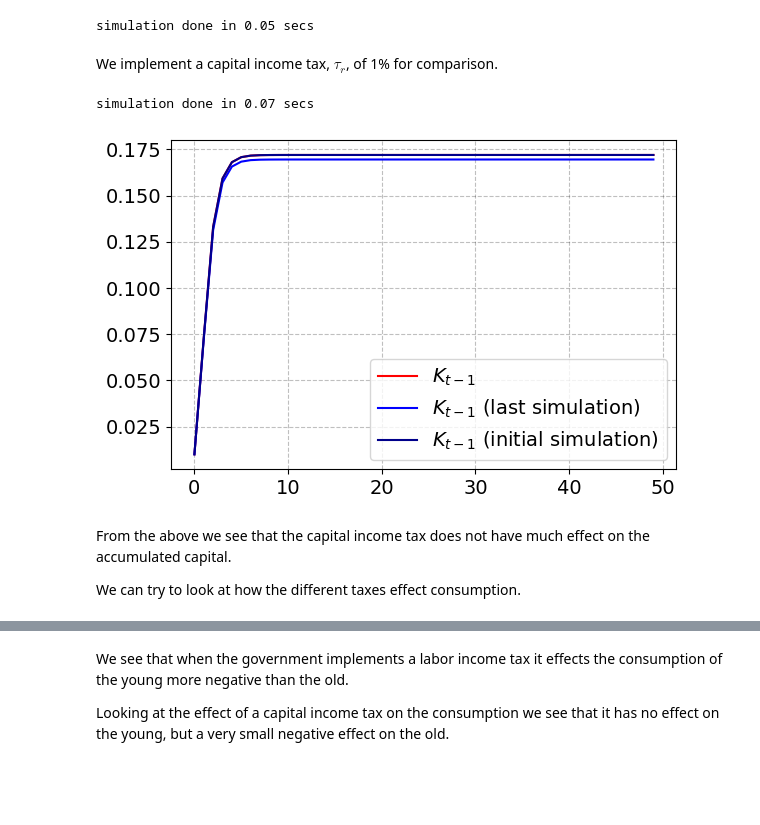
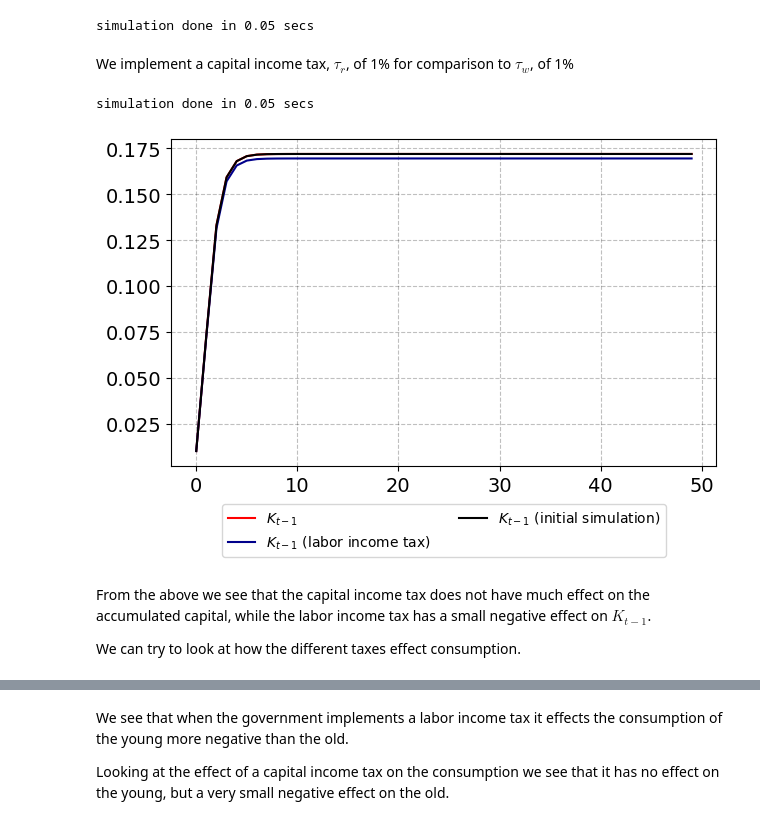
Before and after one commit to NumEconCopenhagen/projects-2023-cbjk, a Jupyter notebook: modelproject/modelproject.ipynb, the cells around one changed output, grey strips where cells are left out. Saved outputs shown, nothing was run; the diff lists cells and outputs as text; code cells hidden in the pictures; blank space fills up the shorter version.

```diff
--- a/modelproject/modelproject.ipynb
+++ b/modelproject/modelproject.ipynb
@@ -396,44 +382,33 @@ K_lag_tau_w = model4.sim.K_lag
 # %% [output]
 simulation done in 0.05 secs
 # %% [markdown]
-We implement a capital income tax, $\tau_r$, of 1% for comparison.
+We implement a capital income tax, $\tau_r$, of 1% for comparison to  $\tau_w$, of 1%
 # %%
 # a. call the class and set par and sim
 model5 = OLGModelClass()
 par = model5.par
 sim = model5.sim
 
 # b. initial capital stock
 par.K_lag_ini = 0.01
 
 # c. production
 par.production_function = 'cobb-douglas'
-par.theta = 0.0
 
-# d. households
-par.sigma = 1.0
+# d. government
+par.tau_r = 0.01
+sim.balanced_budget[:] = True
 
-# e. government
-par.tau_w = 0.0
-par.tau_r = 0.0
-sim.balanced_budget[:] = True # G changes to achieve this
-
-# f. capital income tax
-par.tau_r = 0.01
-
-# g. simulate model
+# e. simulate model
 model5.simulate()
 
-# h. plot function
-plot_K(model5.sim.K_lag, K_lag_int = K_lag_int, K_lag_old = K_lag_tau_w)
-
-# i. save K_lag for comparison
-K_lag_tau_r = model5.sim.K_lag
+# f. plot function
+plot_K(model5.sim.K_lag, K_lag_int =  K_lag_int, K_lag_tau = K_lag_tau_w)
 # %% [output]
-simulation done in 0.07 secs
+simulation done in 0.05 secs
-[figure, old version]
+[figure, new version]
 # %% [markdown]
-From the above we see that the capital income tax does not have much effect on the accumulated capital.
+From the above we see that the capital income tax does not have much effect on the accumulated capital, while the labor income tax has a small negative effect on $K_{t-1}$.
 
 We can try to look at how the different taxes effect consumption.
 # %%
```
Also changed, not shown: parts of 14 cells of this notebook, 1 other file.
